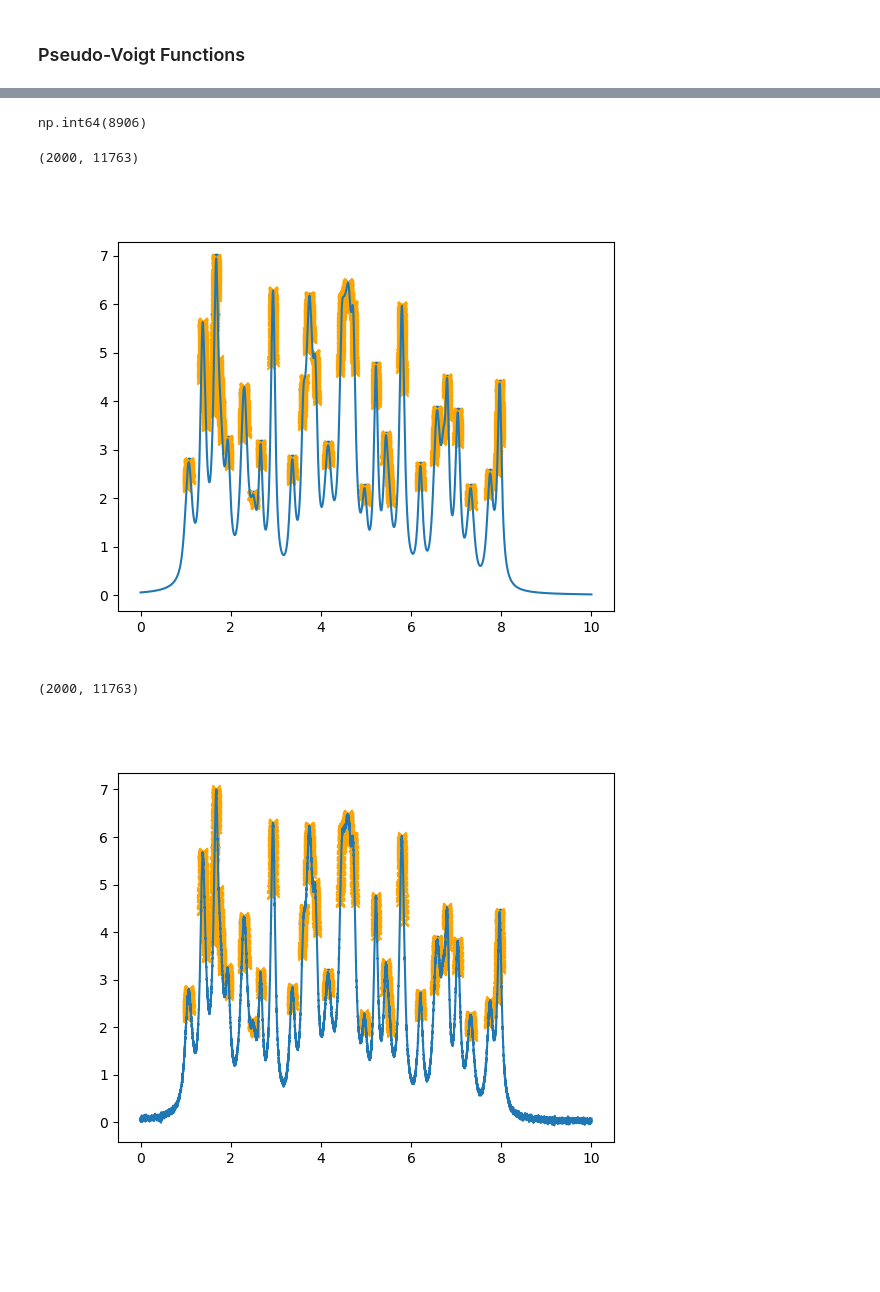
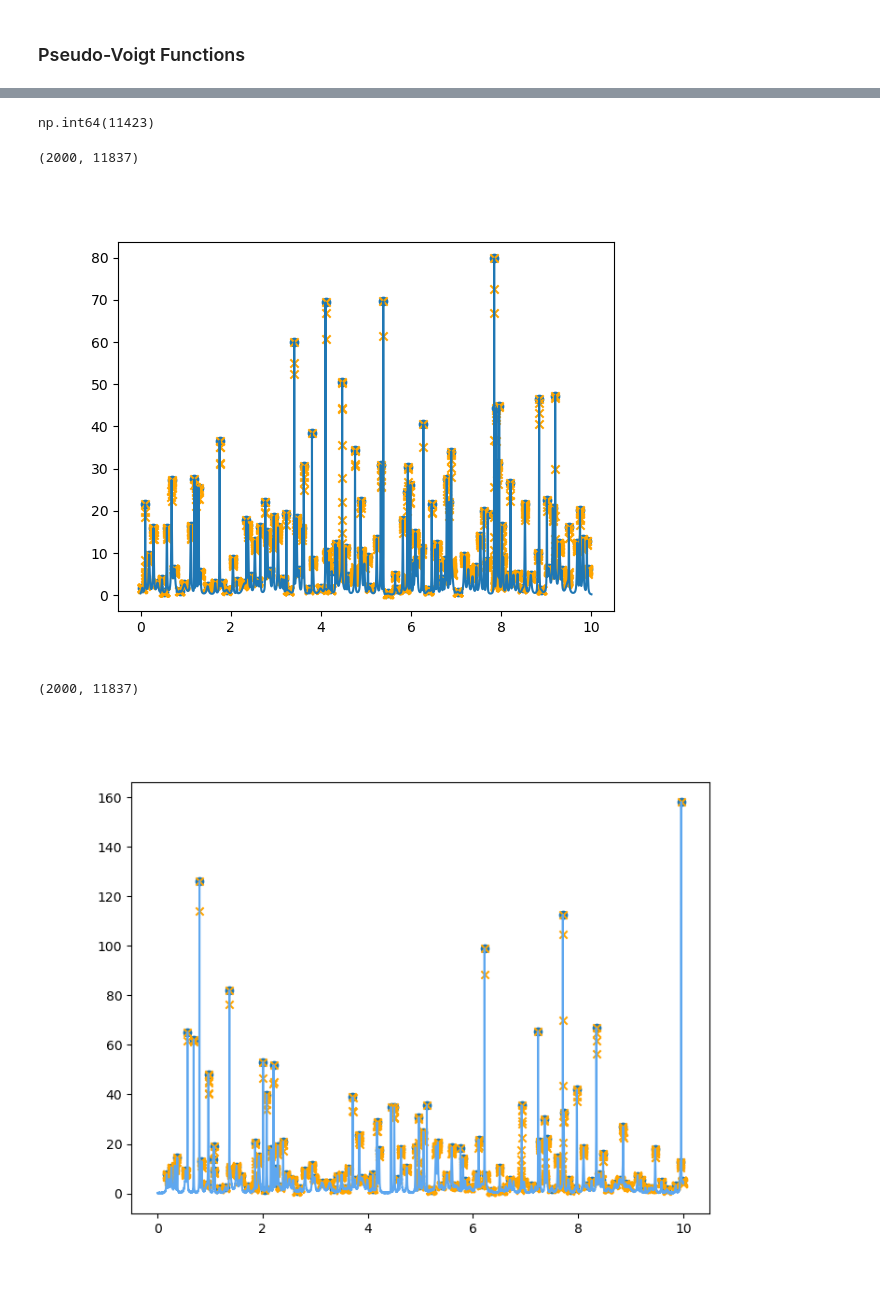
Before and after one commit to soniahasko/internship_2025, a Jupyter notebook: Analytical_Functions/sim_voigt.ipynb, the cells around one changed output, grey strips where cells are left out. Drawn from its saved outputs; the diff is of its cells as text; code cells hidden in the pictures; blank space fills up the shorter version.

Commit message:
Updated cifs,figures, early stopping, and simulation methods.

```diff
--- a/Analytical_Functions/sim_voigt.ipynb
+++ b/Analytical_Functions/sim_voigt.ipynb
@@ -13,7 +13,7 @@ peak_density = peak_densities_all[3]
 # %%
 np.random.seed(42) # for reproducibility
 num_repetitions = 2000
-num_xs = 11763
+num_xs = 11837
 x = np.linspace(0, 10, num_xs)
 
 signals = np.zeros((num_repetitions, len(x)))
@@ -25,15 +25,14 @@ binary_peaks = np.zeros((num_repetitions, num_xs))
 # %%
 import math
 # %%
-
 for i in range(num_repetitions):
     if peak_density == 'small':
-        n_func = np.random.randint(5, 10)
+        n_func = np.random.randint(5, 20)
     elif peak_density == 'medium':
-        n_func = np.random.randint(10, 15)
+        n_func = np.random.randint(20,50)
     elif peak_density == 'large':
-        n_func = np.random.randint(15, 25)
-    else: n_func = np.random.randint(25, 40)
+        n_func = np.random.randint(50, 100)
+    else: n_func = np.random.randint(100, 200)
 
     signal = np.zeros(num_xs, )
     parameters = []
@@ -45,8 +44,8 @@ for i in range(num_repetitions):
         attempts = 0
 
         while True:
-            a = np.random.uniform(1,8) # peak center
-            b = np.random.uniform(0.05,0.1) # half width half max (HWHM) for L
+            a = np.random.uniform(0,10) # peak center
+            b = np.random.uniform(0.001,0.05) # half width half max (HWHM) for L
             # rule of thumb is 7 points per peak, maybe 5
             stddev = b / np.sqrt(2 * np.log(2)) # convert b to std dev
             mix_param = np.random.uniform(0.2,0.8)
@@ -56,14 +55,14 @@ for i in range(num_repetitions):
                 used_means.append(a)
                 break
             attempts += 1
-            if attempts > 200: # avoid inf loop
+            if attempts > 500: # avoid inf loop
                 break
 
         lor = (1 / math.pi) * (b / ((x - a)**2 + b**2))
         gau = np.exp(-((x - a)**2) / (2 * stddev ** 2))
 
         amp = np.random.uniform(0.01, 1.00)
-        pseudo_V = mix_param * lor + (1 - mix_param) * gau * amp
+        pseudo_V = (mix_param * lor + (1 - mix_param) * gau) * amp
 
         signal += pseudo_V
         parameters.append((a, b, stddev, mix_param))
@@ -115,7 +114,7 @@ all_peaks[0]
 # %%
 np.argmax(signals[0], axis=0)
 # %% [output]
-np.int64(8906)
+np.int64(11423)
 # %%
 plt.figure()
 i=15
@@ -132,8 +131,8 @@ plt.scatter(x[all_ones], signals[i][all_ones], marker='x', color='orange')
 
 plt.show()
 # %% [output]
-(2000, 11763)
+(2000, 11837)
-[figure, old version]
+[figure, new version]
 # %%
 def add_noise_by_percentage(signal, noise_percentage):
         """
@@ -160,7 +159,7 @@ def add_noise_by_percentage(signal, noise_percentage):
 
         return noisy_signal
 
-noisy_signal = add_noise_by_percentage(signals, 0.2)
+noisy_signal = add_noise_by_percentage(signals, 0.05)
 # %%
 ds = xr.Dataset(
     {
@@ -186,24 +185,24 @@ intensities = ds["Intensities"].values
 binary = ds["BinaryArr"].values
 # %%
 # Check that there is noise
-plt.figure()
+plt.figure(figsize=(8,6))
 
-i=15
+i=np.random.randint(0,2000)
 
 print(binary_peaks.shape)
 
 all_ones = np.where(binary_peaks[i] > 0)[0]
 all_ones.shape
 
-plt.plot(x, intensities[i])
+plt.plot(x, intensities[i], color='#5EA7EF')
 plt.scatter(x[all_peaks[i]], intensities[i][all_peaks[i]])
 
 plt.scatter(x[all_ones], intensities[i][all_ones], marker='x', color='orange')
 
 plt.show()
 # %% [output]
-(2000, 11763)
+(2000, 11837)
-[figure, old version]
+[figure, new version]
 # %%
 %matplotlib widget
 # %%
```
Also changed, not shown: parts of 3 cells of this notebook, 25 other files.
